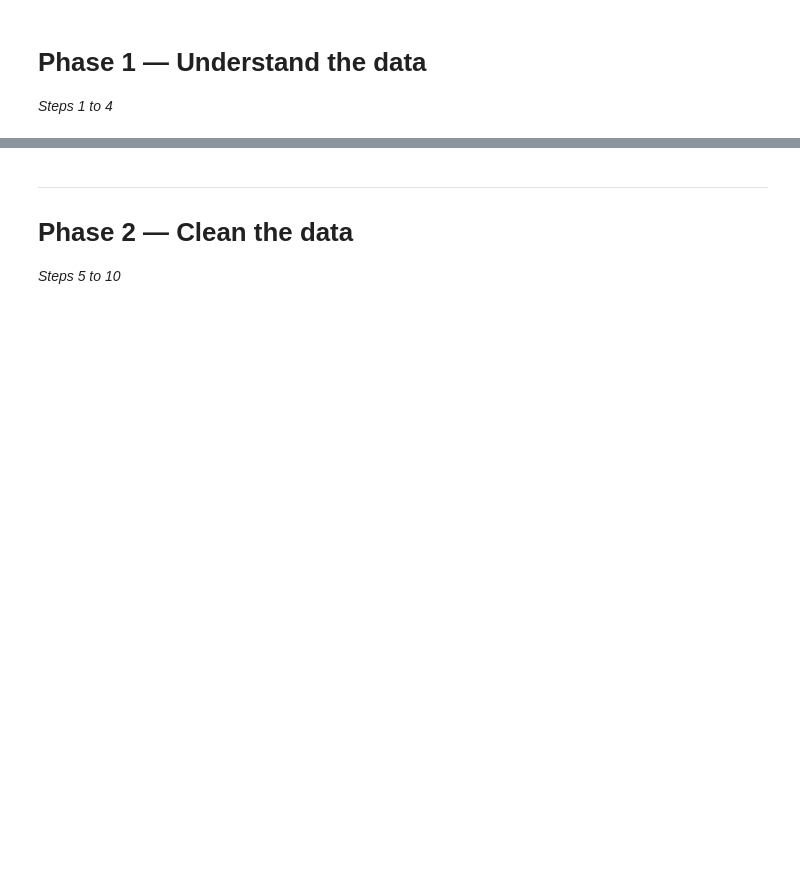
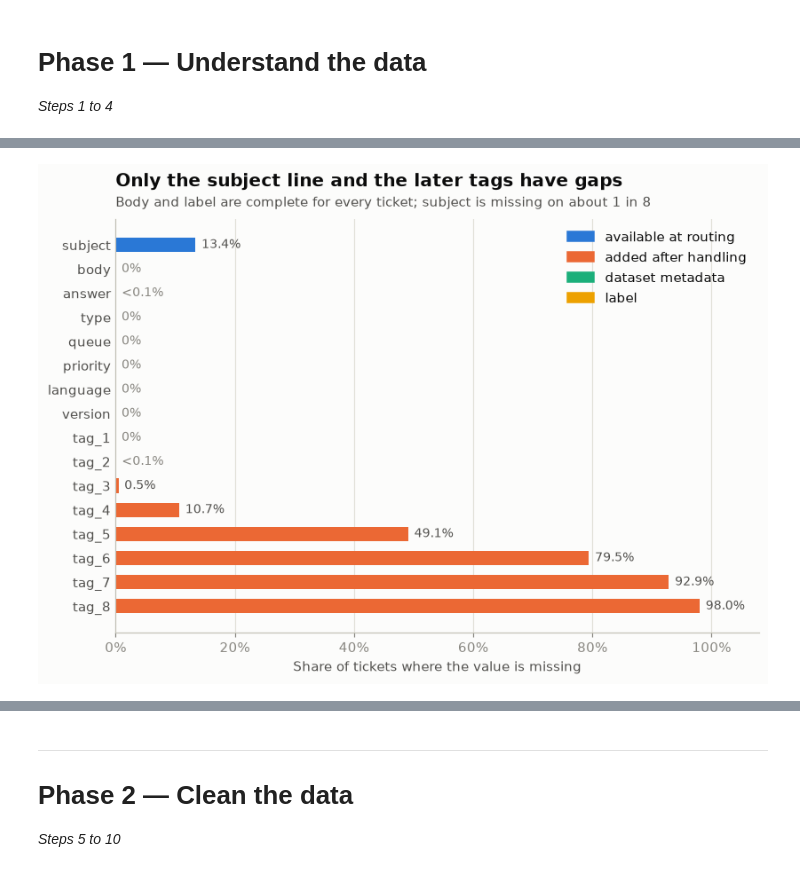
Before and after one commit to karthikiyer365/Live, a Jupyter notebook: topic-classification/department_classifier_pipeline.ipynb, the cells around one changed output, grey strips where cells are left out. Saved outputs shown, nothing was run; the diff lists cells and outputs as text; code cells hidden in the pictures; blank space fills up the shorter version.

```diff
--- a/topic-classification/department_classifier_pipeline.ipynb
+++ b/topic-classification/department_classifier_pipeline.ipynb
@@ -75,0 +215,21 @@ Surprises are much cheaper to find now than after training a model on them.
+# %%
+# Step 3 (leakage audit) — tag every column by when it exists in a ticket's life
+COLUMN_ROLES = {
+    "subject":  ("available at routing", "Written by the customer"),
+    "body":     ("available at routing", "Written by the customer"),
+    "language": ("available at routing", "Detectable from the text the moment it arrives"),
+    "queue":    ("label",                "The department — what the model predicts"),
+    "answer":   ("added after handling", "The agent's reply, written after the ticket was routed"),
+    "type":     ("added after handling", "Incident / Request / Problem / Change, set during triage"),
+    "priority": ("added after handling", "Set during triage (some portals let customers pick it — excluded to stay conservative)"),
+    "version":  ("dataset metadata",     "Generation batch of this synthetic dataset, not a property of a ticket"),
+    **{f"tag_{i}": ("added after handling", "Topic tag applied after the ticket was read") for i in range(1, 9)},
+}
+assert set(COLUMN_ROLES) == set(df_raw.columns), "every column must be classified before modelling"
+
+column_roles = pd.DataFrame(COLUMN_ROLES, index=["role", "why"]).T
+ROUTING_COLS = column_roles.index[column_roles["role"] == "available at routing"].tolist()
+ROLE_COLORS = dict(zip(["available at routing", "added after handling", "dataset metadata", "label"], CAT))
+
+print(f"ROUTING_COLS = {ROUTING_COLS}")
+column_roles.sort_values("role")
@@ -75,0 +255,23 @@ Surprises are much cheaper to find now than after training a model on them.
+# %%
+# Step 3 (chart 1) — missing values by column, coloured by role
+missing_pct = df_raw.isna().mean().mul(100)[::-1]  # reversed so the first column sits at the top
+
+fig, ax = plt.subplots(figsize=(8.5, 5.5))
+ax.barh(missing_pct.index, missing_pct.values, height=0.6,
+        color=[ROLE_COLORS[COLUMN_ROLES[c][0]] for c in missing_pct.index])
+for y, v in enumerate(missing_pct.values):
+    label = f"{v:.1f}%" if v >= 0.05 else ("<0.1%" if v > 0 else "0%")
+    ax.text(v + 1, y, label, va="center", fontsize=9, color=INK_2 if v >= 0.05 else MUTED)
+
+ax.set_xlim(0, 108)
+ax.xaxis.set_major_formatter(mpl.ticker.PercentFormatter())
+ax.grid(axis="y", visible=False)
+ax.tick_params(axis="y", length=0)
+ax.set_xlabel("Share of tickets where the value is missing")
+ax.set_title("Only the subject line and the later tags have gaps", pad=24)
+ax.text(0, 1.03, "Body and label are complete for every ticket; subject is missing on about 1 in 8",
+        transform=ax.transAxes, fontsize=9.5, color=INK_2)
+ax.legend(handles=[Patch(color=c, label=r) for r, c in ROLE_COLORS.items()], loc="upper right")
+plt.show()
+# %% [output]
+[figure, added]
```
Also changed, not shown: parts of 23 cells of this notebook, 2 other files.
